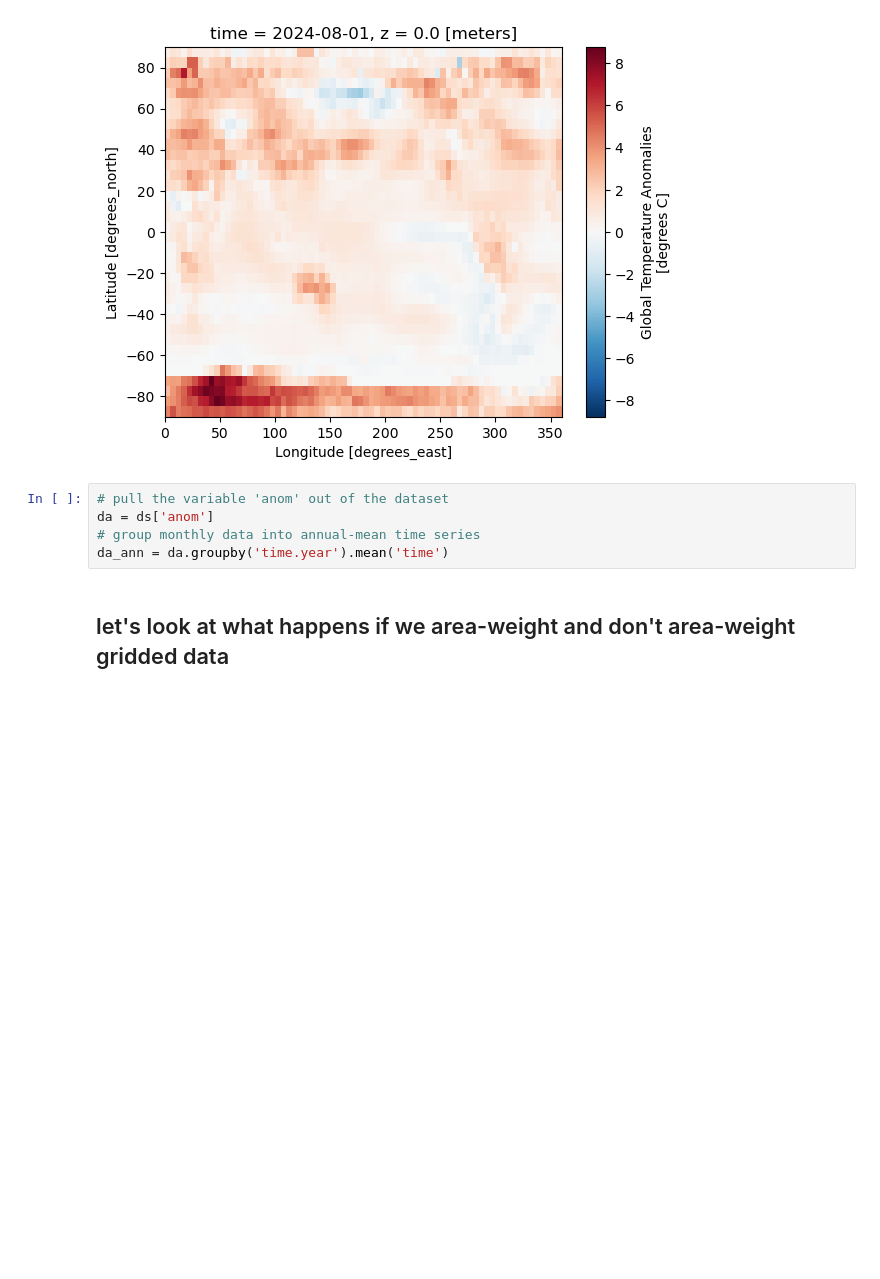
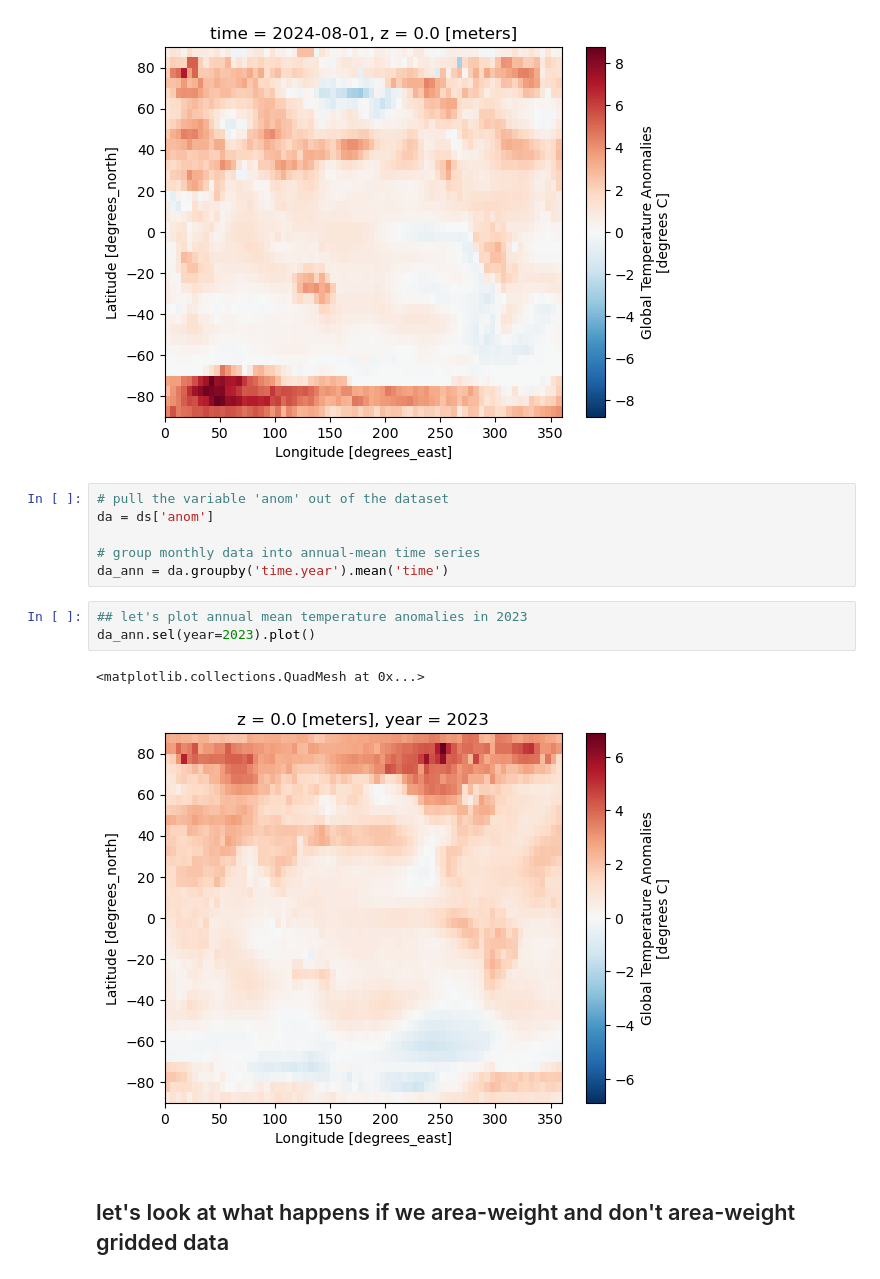
Before and after one commit to TNC-Geospatial-Conservation-Tech/OCSG-2024-SageMaker, a Jupyter notebook: notebooks/2_global_warming_thresholds_impacts/cmip6_historical_ssp_gmtas_calculate_warming_thresholds_timing.ipynb, the cells around one changed output. Saved outputs shown, nothing was run; the diff lists cells and outputs as text; blank space fills up the shorter version.

Commit message:
added more explanation to temperature notebook

```diff
--- a/notebooks/2_global_warming_thresholds_impacts/cmip6_historical_ssp_gmtas_calculate_warming_thresholds_timing.ipynb
+++ b/notebooks/2_global_warming_thresholds_impacts/cmip6_historical_ssp_gmtas_calculate_warming_thresholds_timing.ipynb
@@ -103,7 +113,14 @@ ds['anom'].sel(time='2024-08-01').plot()
 # %%
 # pull the variable 'anom' out of the dataset
 da = ds['anom']
+
 # group monthly data into annual-mean time series
 da_ann = da.groupby('time.year').mean('time')
+# %%
+## let's plot annual mean temperature anomalies in 2023
+da_ann.sel(year=2023).plot()
+# %% [output]
+<matplotlib.collections.QuadMesh at 0x...>
+[figure, added]
 # %% [markdown]
 ## let's look at what happens if we area-weight and don't area-weight gridded data
```
Also changed, not shown: parts of 47 cells of this notebook.
